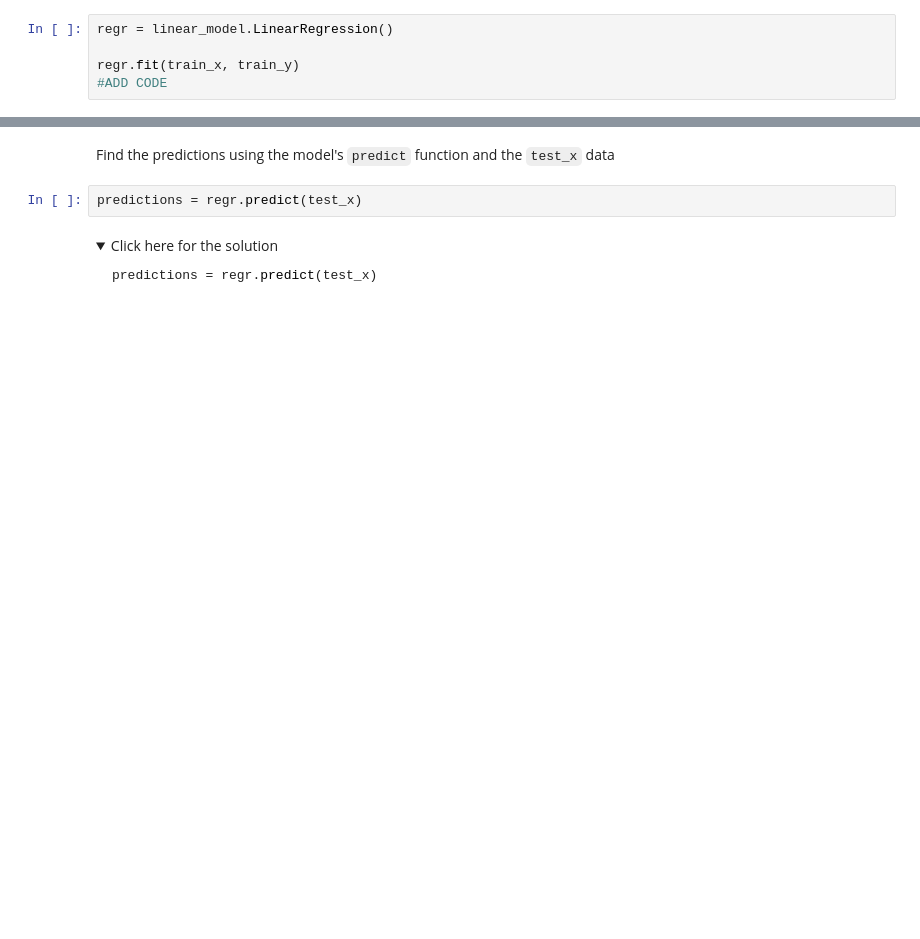
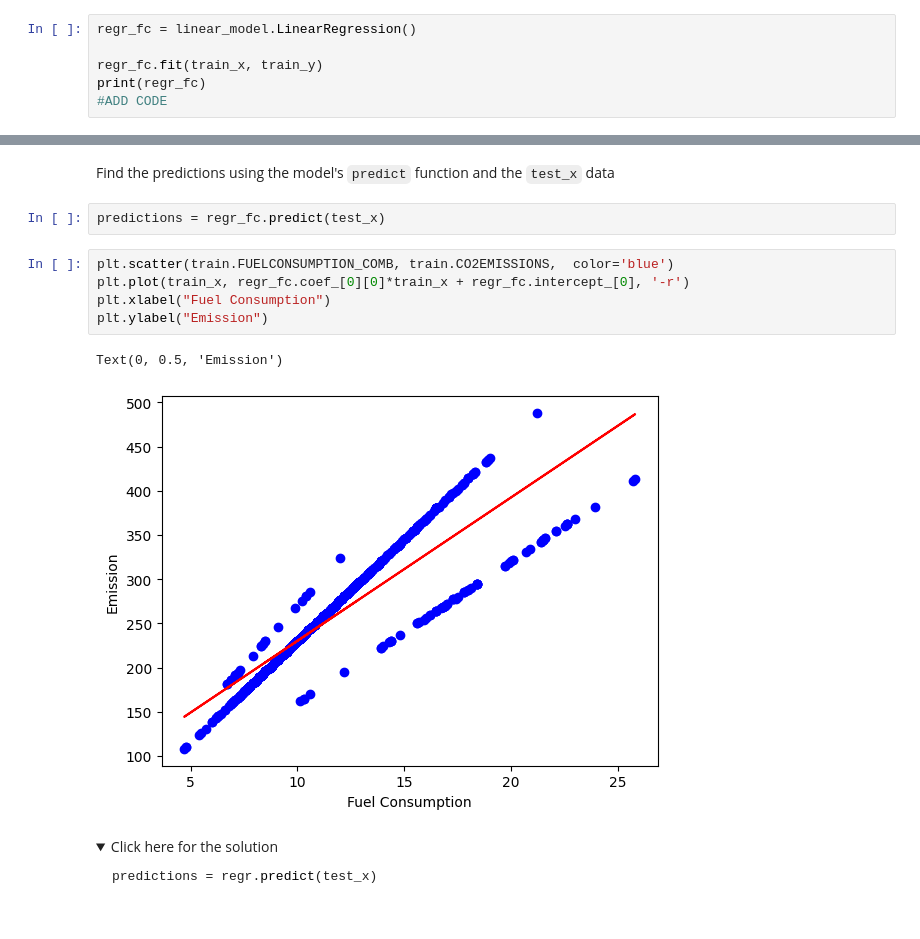
Before and after one commit to ashishsantikari/lab-simple-linear-regression, a Jupyter notebook: main.ipynb, the cells around one changed output, grey strips where cells are left out. Cells and saved outputs as stored; diff of their text form; folded sections open; blank space fills up the shorter version.

```diff
--- a/main.ipynb
+++ b/main.ipynb
@@ -257,9 +257,10 @@ test_x = test[["FUELCONSUMPTION_COMB"]]
 # %% [markdown]
 Now train a Linear Regression Model using the `train_x` you created and the `train_y` created previously
 # %%
-regr = linear_model.LinearRegression()
+regr_fc = linear_model.LinearRegression()
 
-regr.fit(train_x, train_y)
+regr_fc.fit(train_x, train_y)
+print(regr_fc)
 #ADD CODE
 # %% [output]
 LinearRegression()
@@ -277,7 +278,15 @@ regr.fit(train_x, train_y)
 # %% [markdown]
 Find the predictions using the model's `predict` function and the `test_x` data
 # %%
-predictions = regr.predict(test_x)
+predictions = regr_fc.predict(test_x)
+# %%
+plt.scatter(train.FUELCONSUMPTION_COMB, train.CO2EMISSIONS,  color='blue')
+plt.plot(train_x, regr_fc.coef_[0][0]*train_x + regr_fc.intercept_[0], '-r')
+plt.xlabel("Fuel Consumption")
+plt.ylabel("Emission")
+# %% [output]
+Text(0, 0.5, 'Emission')
+[figure, added]
 # %% [markdown]
 <details><summary>Click here for the solution</summary>
 
```
Also changed, not shown: parts of 1 cell of this notebook.
